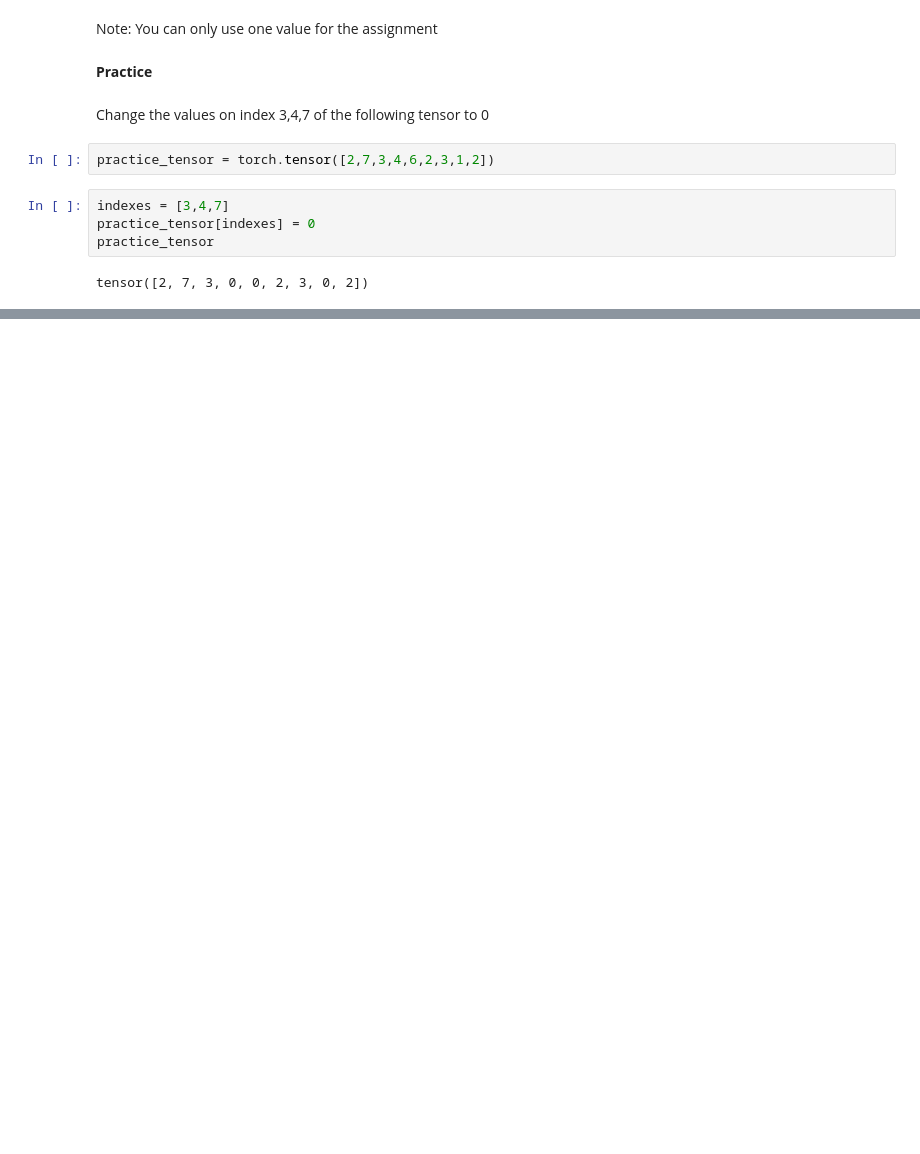
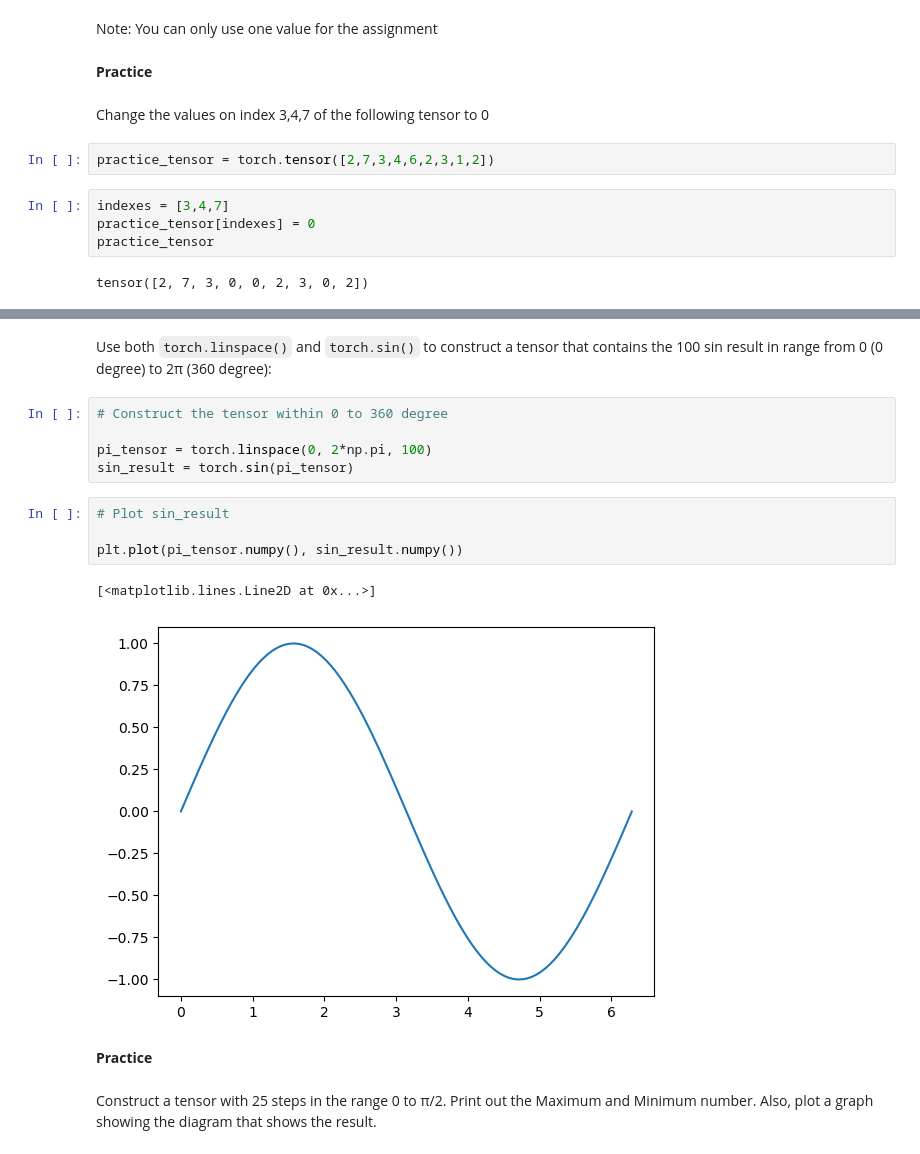
Before and after one commit to Jacob-Ball22/Pytorch-Basics-for-Machine-Learning, a Jupyter notebook: 1.1_1Dtensors_lab.ipynb, the cells around one changed output, grey strips where cells are left out. Drawn from its saved outputs; the diff is of its cells as text; blank space fills up the shorter version.

Commit message:
Added Tensor Functions

```diff
--- a/1.1_1Dtensors_lab.ipynb
+++ b/1.1_1Dtensors_lab.ipynb
@@ -267,0 +356,18 @@ tensor([2, 7, 3, 0, 0, 2, 3, 0, 2])
+# %% [markdown]
+Use both <code>torch.linspace()</code> and <code>torch.sin()</code> to construct a tensor that contains the 100 sin result in range from 0 (0 degree) to 2π (360 degree):
+# %%
+# Construct the tensor within 0 to 360 degree
+
+pi_tensor = torch.linspace(0, 2*np.pi, 100)
+sin_result = torch.sin(pi_tensor)
+# %%
+# Plot sin_result
+
+plt.plot(pi_tensor.numpy(), sin_result.numpy())
+# %% [output]
+[<matplotlib.lines.Line2D at 0x...>]
+[figure, added]
+# %% [markdown]
+**Practice**
+# %% [markdown]
+Construct a tensor with 25 steps in the range 0 to π/2. Print out the Maximum and Minimum number. Also, plot  a graph showing the diagram that shows the result.
```
Also changed, not shown: parts of 23 cells of this notebook.
